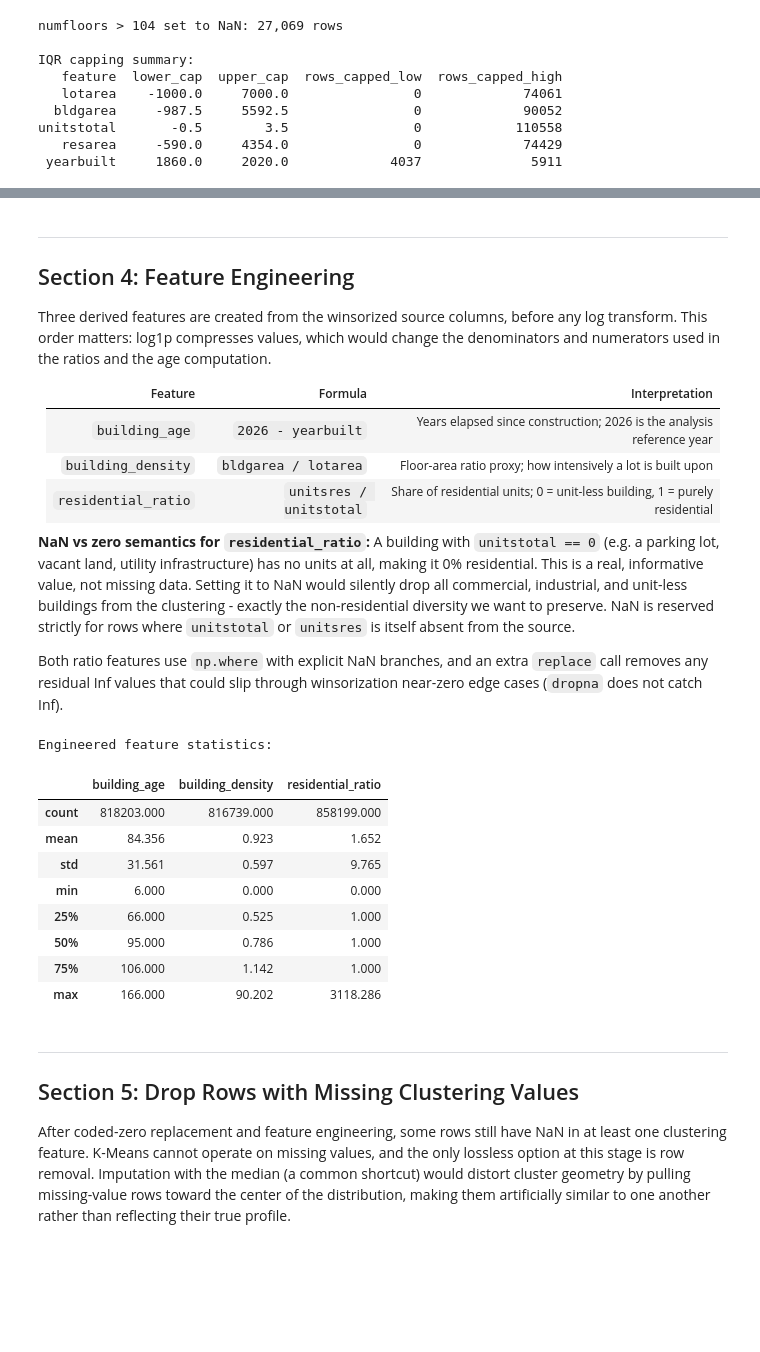
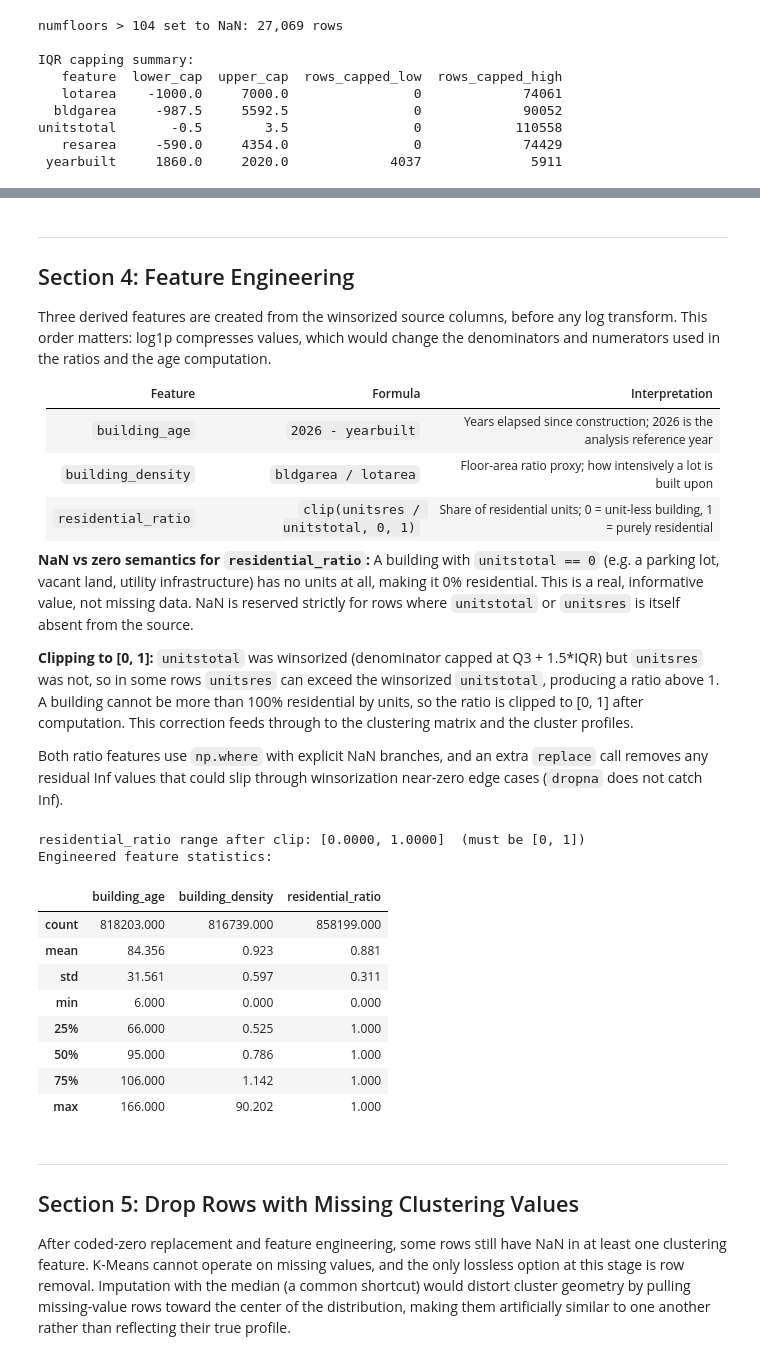
Before and after one commit to ouriouahba-crypto/nyc-pluto-clustering, a Jupyter notebook: notebooks/02_preprocessing/preprocessing.ipynb, the cells around one changed output, grey strips where cells are left out. Drawn from its saved outputs; the diff is of its cells as text; code cells hidden in the pictures; blank space fills up the shorter version.

```diff
--- a/notebooks/02_preprocessing/preprocessing.ipynb
+++ b/notebooks/02_preprocessing/preprocessing.ipynb
@@ -249,0 +288,20 @@ unitstotal       -0.5        3.5                0            110558
+# %%
+# Targeted numfloors correction: landuse 1 (one/two-family buildings) only.
+# One and two-family homes cannot physically have more than 4 floors.
+# Values above 4 for landuse 1 are data-entry errors, likely copied from an adjacent
+# high-rise or entered at block level rather than building level.
+# All other landuse codes are left untouched: genuine high-rises live in landuse 3
+# (multi-family elevator) and must not be affected.
+# Rows set to NaN here are removed at the existing dropna step in Section 5.
+mask_lu1_high = (df['landuse'] == 1) & (df['numfloors'] > 4)
+n_corrected = int(mask_lu1_high.sum())
+df.loc[mask_lu1_high, 'numfloors'] = np.nan
+
+print(f'numfloors > 4 set to NaN for landuse 1: {n_corrected:,} rows ({n_corrected / len(df) * 100:.2f}%)')
+print('These rows will be removed at the dropna step (numfloors is a clustering feature).')
+
+print('\nnumfloors summary after correction (landuse 1 capped at 4):')
+print(df['numfloors'].describe().round(2))
+
+print('\nSanity check - max numfloors by landuse after correction:')
+print(df.groupby('landuse')['numfloors'].max().sort_index().round(1))
@@ -259,14 +335,19 @@ used in the ratios and the age computation.
 |---|---|---|
 | `building_age` | `2026 - yearbuilt` | Years elapsed since construction; 2026 is the analysis reference year |
 | `building_density` | `bldgarea / lotarea` | Floor-area ratio proxy; how intensively a lot is built upon |
-| `residential_ratio` | `unitsres / unitstotal` | Share of residential units; 0 = unit-less building, 1 = purely residential |
+| `residential_ratio` | `clip(unitsres / unitstotal, 0, 1)` | Share of residential units; 0 = unit-less building, 1 = purely residential |
 
 **NaN vs zero semantics for `residential_ratio`:**
 A building with `unitstotal == 0` (e.g. a parking lot, vacant land, utility infrastructure)
 has no units at all, making it 0% residential. This is a real, informative value, not missing
-data. Setting it to NaN would silently drop all commercial, industrial, and unit-less buildings
-from the clustering - exactly the non-residential diversity we want to preserve. NaN is
-reserved strictly for rows where `unitstotal` or `unitsres` is itself absent from the source.
+data. NaN is reserved strictly for rows where `unitstotal` or `unitsres` is itself absent
+from the source.
+
+**Clipping to [0, 1]:** `unitstotal` was winsorized (denominator capped at Q3 + 1.5*IQR)
+but `unitsres` was not, so in some rows `unitsres` can exceed the winsorized `unitstotal`,
+producing a ratio above 1. A building cannot be more than 100% residential by units, so
+the ratio is clipped to [0, 1] after computation. This correction feeds through to the
+clustering matrix and the cluster profiles.
 
 Both ratio features use `np.where` with explicit NaN branches, and an extra `replace` call
 removes any residual Inf values that could slip through winsorization near-zero edge cases
@@ -278,44 +359,52 @@ df['building_age'] = 2026 - df['yearbuilt']
 # building_density: NaN when lot has no area (np.where avoids inf)
 df['building_density'] = np.where(
     df['lotarea'].notna() & (df['lotarea'] > 0),
     df['bldgarea'] / df['lotarea'],
     np.nan
 )
 
 # residential_ratio: unitsres / unitstotal (NOT resarea / bldgarea)
 #   - NaN  when either unitstotal or unitsres is genuinely missing
 #   - 0.0  when unitstotal == 0: the building has no units (parking lot, vacant land,
-#          utility site, etc.); it is 0% residential, not missing information.
-#          Keeping this as 0 retains commercial/industrial/unit-less buildings in the
-#          clustering instead of silently dropping them via dropna.
-#   - ratio when unitstotal > 0
+#          utility site); it is 0% residential, not missing information.
+#   - ratio when unitstotal > 0, then clipped to [0, 1]
+#
+# Clipping is necessary because unitstotal (denominator) was winsorized but unitsres
+# (numerator) was not. In rows where unitsres exceeds the capped unitstotal the raw
+# ratio exceeds 1, which is physically impossible. clip(0, 1) corrects this without
+# discarding the row, and the corrected value feeds both clustering and profiles.
 df['residential_ratio'] = np.where(
     df['unitstotal'].isna() | df['unitsres'].isna(),
     np.nan,
     np.where(
         df['unitstotal'] > 0,
         df['unitsres'] / df['unitstotal'],
         0.0
     )
 )
+df['residential_ratio'] = df['residential_ratio'].clip(lower=0.0, upper=1.0)
 
 # Safety: replace any Inf that could survive winsorization near-zero edges.
 # dropna does not catch Inf, so this guard is necessary.
 df[ENGINEERED] = df[ENGINEERED].replace([np.inf, -np.inf], np.nan)
 
+# Confirm residential_ratio is bounded
+rr = df['residential_ratio'].dropna()
+print(f'residential_ratio range after clip: [{rr.min():.4f}, {rr.max():.4f}]  (must be [0, 1])')
 print('Engineered feature statistics:')
 df[ENGINEERED].describe().round(3)
 # %% [output]
+residential_ratio range after clip: [0.0000, 1.0000]  (must be [0, 1])
 Engineered feature statistics:
 |  | building_age | building_density | residential_ratio |
 | count | 818203.000 | 816739.000 | 858199.000 |
-| mean | 84.356 | 0.923 | 1.652 |
-| std | 31.561 | 0.597 | 9.765 |
+| mean | 84.356 | 0.923 | 0.881 |
+| std | 31.561 | 0.597 | 0.311 |
 | min | 6.000 | 0.000 | 0.000 |
 | 25% | 66.000 | 0.525 | 1.000 |
 | 50% | 95.000 | 0.786 | 1.000 |
 | 75% | 106.000 | 1.142 | 1.000 |
-| max | 166.000 | 90.202 | 3118.286 |
+| max | 166.000 | 90.202 | 1.000 |
 # %% [markdown]
 ---
 ## Section 5: Drop Rows with Missing Clustering Values
```
Also changed, not shown: parts of 23 cells of this notebook, 4 other files.
